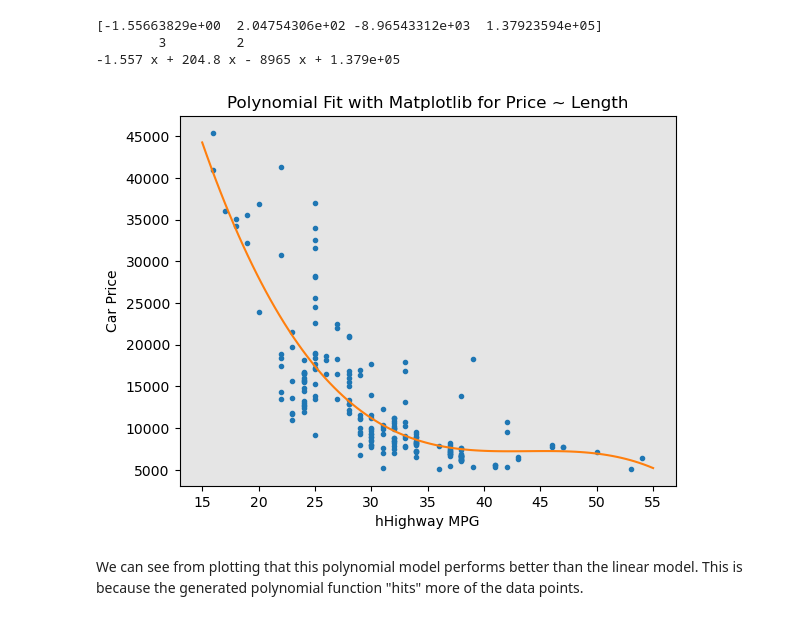
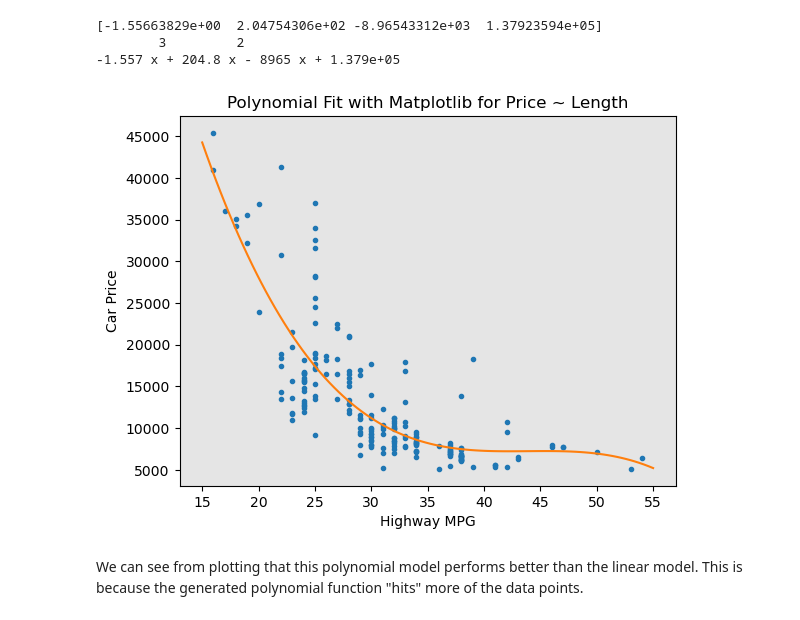
Before and after one commit to dark-teal-coder/course-cognitiveclass-data-analysis-with-python, a Jupyter notebook: module04/Lab-04-01-Model-Development.ipynb, the cells around one changed output. Saved outputs shown, nothing was run; the diff lists cells and outputs as text; code cells hidden in the pictures.

```diff
--- a/module04/Lab-04-01-Model-Development.ipynb
+++ b/module04/Lab-04-01-Model-Development.ipynb
@@ -578,9 +583,9 @@ print(p)
 -1.557 x + 204.8 x - 8965 x + 1.379e+05
 # %%
 ## Plot the function
-plot_polynomial(p, x_poly_3, y_poly_3, "hHighway MPG")
+plot_polynomial(p, x_poly_3, y_poly_3, "Highway MPG")
 # %% [output]
-[figure, old version]
+[figure, new version]
 # %% [markdown]
 We can see from plotting that this polynomial model performs better than the linear model. This is because the generated polynomial function  "hits" more of the data points.
 # %% [markdown]
```
Also changed, not shown: parts of 25 cells of this notebook.
